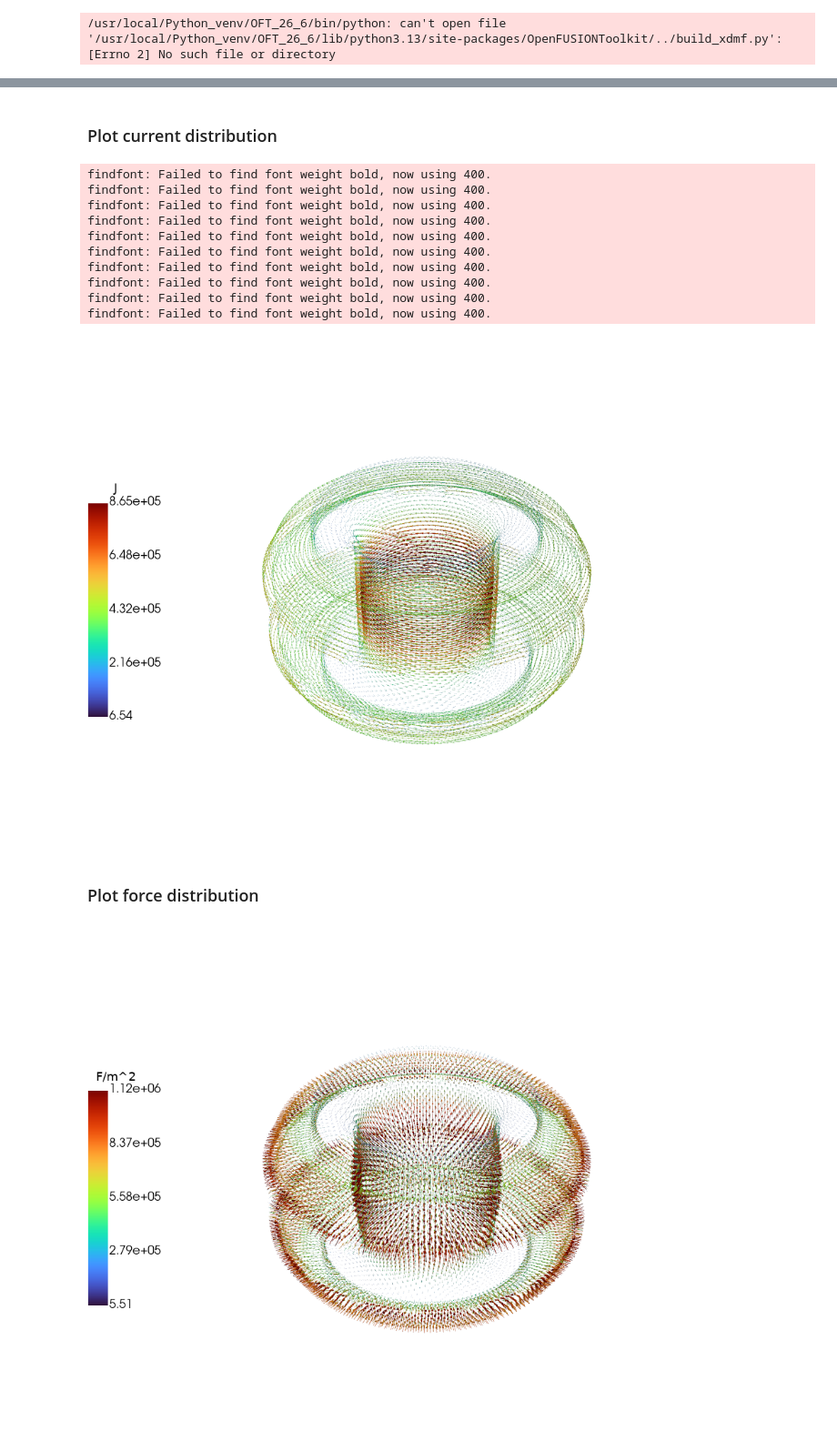
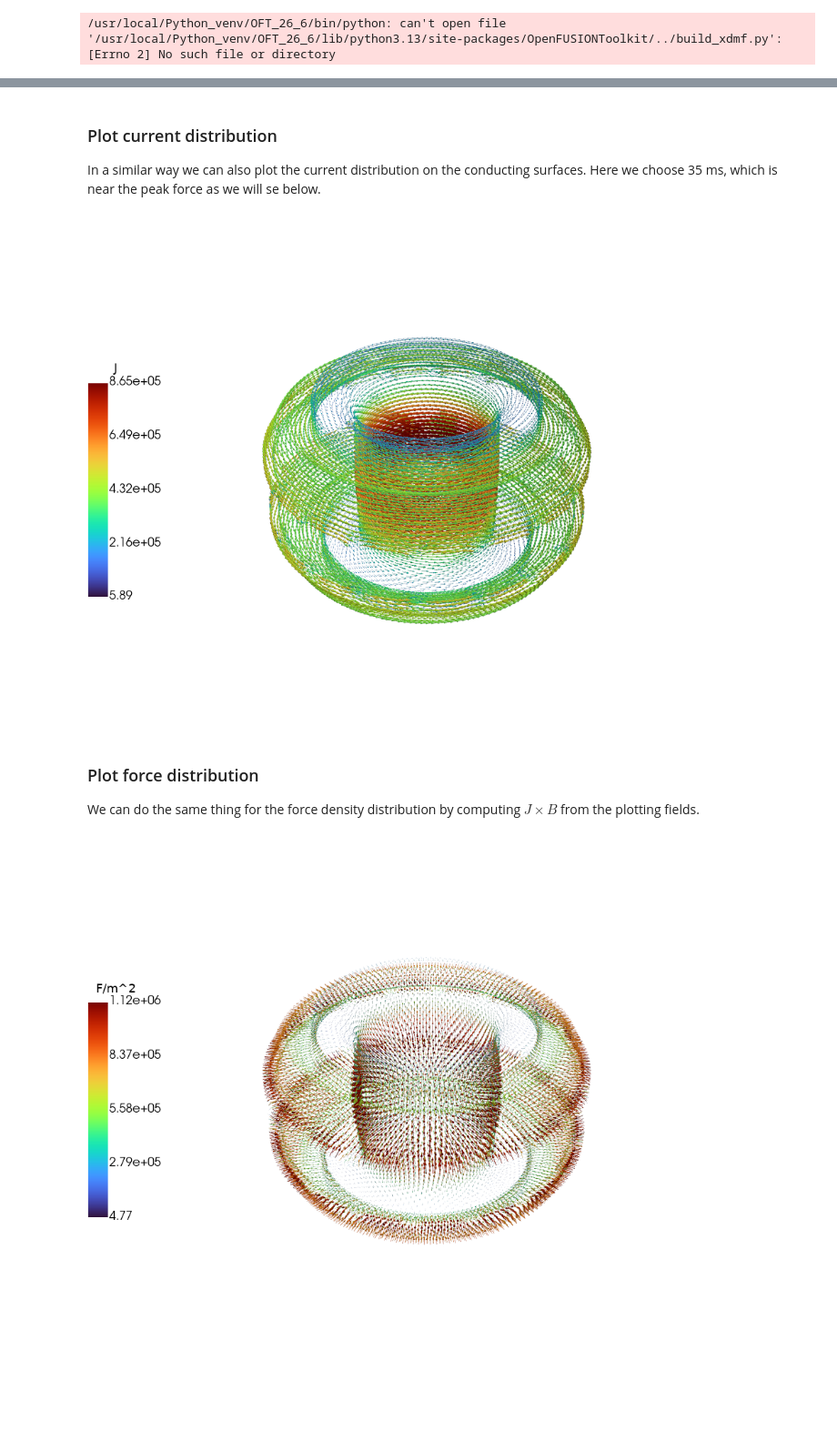
Before and after one commit to OpenFUSIONToolkit/OpenFUSIONToolkit-Tutorials, a Jupyter notebook: MiRACL-2026/ThinCurr-disruption_forces.ipynb, the cells around one changed output, grey strips where cells are left out. Shown at 91% size. Drawn from its saved outputs; the diff is of its cells as text; code cells hidden in the pictures; blank space fills up the shorter version.

```diff
--- a/MiRACL-2026/ThinCurr-disruption_forces.ipynb
+++ b/MiRACL-2026/ThinCurr-disruption_forces.ipynb
@@ -70,7 +70,7 @@ Now we create the runtime environment for the Open FUSION Toolkit. Only one envi
 **Warning:** This ThinCurr model is much more computationally intensive than the TokaMaker examples and may take a fairly long time to run on Google Colab due to limited compute resources.
 # %%
 if on_google_colab:
-    myOFT = OFT_env(nthreads=2)
+    myOFT = OFT_env(nthreads=1)
 else:
     myOFT = OFT_env(nthreads=4)
 # %% [output]
@@ -245,30 +276,21 @@ Post-processing time-domain simulation
 # %% [markdown]
 ### Plot current distribution
+In a similar way we can also plot the current distribution on the conducting surfaces. Here we choose 35 ms, which is near the peak force as we will se below.
 # %%
-icoil_grid = plot_data['ThinCurr']['icoils'].get_pyvista_grid()
-grid = ThinCurr_mesh.get_pyvista_grid()
+# Get current field at specified time
 J = ThinCurr_mesh.get_field('J_v',35.E-3)
 
 # Plot mesh and current density using PyVista
 p = pyvista.Plotter()
 grid["vectors"] = J
 grid.set_active_vectors("vectors")
-scale = 0.2/(np.linalg.norm(J,axis=1)).max()
+scale = 0.4/(np.linalg.norm(J,axis=1)).max()
 arrows = grid.glyph(scale="vectors", orient="vectors", factor=scale)
 p.add_mesh(arrows, cmap="turbo", scalar_bar_args={'title': "|J|", "vertical": True, "position_y":0.25, "position_x": 0.0})
 p.show()
 # %% [output]
-findfont: Failed to find font weight bold, now using 400.
-findfont: Failed to find font weight bold, now using 400.
-findfont: Failed to find font weight bold, now using 400.
-findfont: Failed to find font weight bold, now using 400.
-findfont: Failed to find font weight bold, now using 400.
-findfont: Failed to find font weight bold, now using 400.
-findfont: Failed to find font weight bold, now using 400.
-findfont: Failed to find font weight bold, now using 400.
-findfont: Failed to find font weight bold, now using 400.
-findfont: Failed to find font weight bold, now using 400.
-[figure, old version]
+[figure, new version]
 # %% [markdown]
 ### Plot force distribution
+We can do the same thing for the force density distribution by computing $J \times B$ from the plotting fields.
 # %%
```
Also changed, not shown: parts of 20 cells of this notebook, 2 other files.
